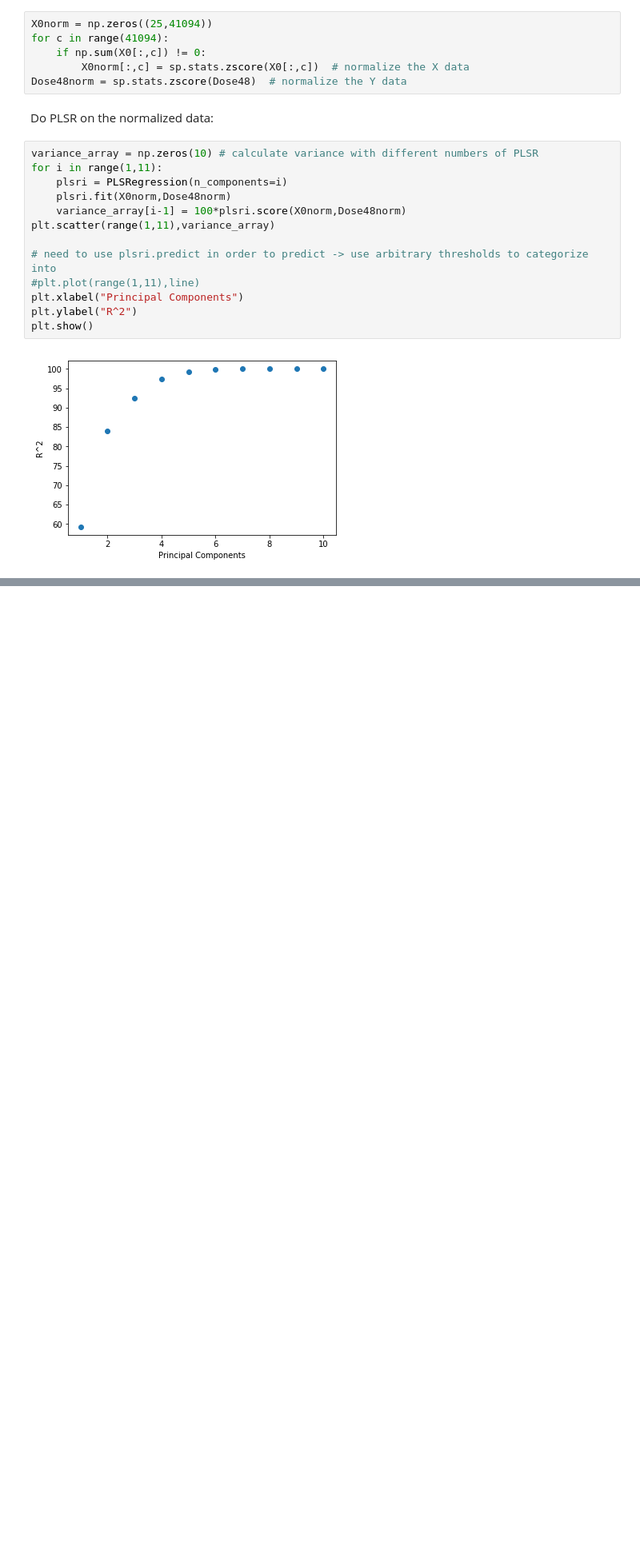
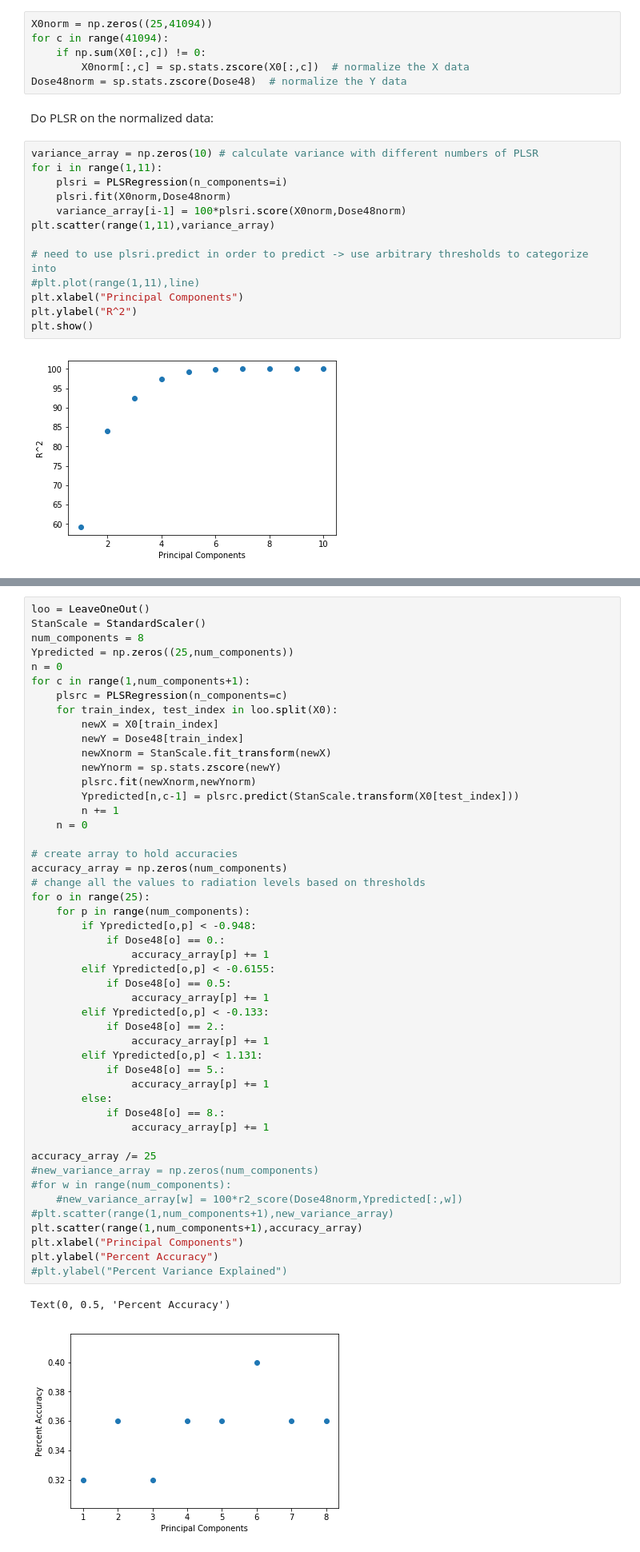
Before and after one commit to S-Ng/BE188_Final_Project, a Jupyter notebook: PLSR Run.ipynb, the cells around one changed output, grey strips where cells are left out. Shown: that part at 80% size. Cells and saved outputs as stored; diff of their text form; blank space fills up the shorter version.

```diff
--- a/PLSR Run.ipynb
+++ b/PLSR Run.ipynb
@@ -89,0 +121,51 @@ plt.show()
+# %%
+loo = LeaveOneOut()
+StanScale = StandardScaler()
+num_components = 8
+Ypredicted = np.zeros((25,num_components))
+n = 0
+for c in range(1,num_components+1):
+    plsrc = PLSRegression(n_components=c)
+    for train_index, test_index in loo.split(X0):
+        newX = X0[train_index]
+        newY = Dose48[train_index]
+        newXnorm = StanScale.fit_transform(newX)
+        newYnorm = sp.stats.zscore(newY)
+        plsrc.fit(newXnorm,newYnorm)
+        Ypredicted[n,c-1] = plsrc.predict(StanScale.transform(X0[test_index]))
+        n += 1
+    n = 0
+
+# create array to hold accuracies
+accuracy_array = np.zeros(num_components)
+# change all the values to radiation levels based on thresholds
+for o in range(25):
+    for p in range(num_components):
+        if Ypredicted[o,p] < -0.948:
+            if Dose48[o] == 0.:
+                accuracy_array[p] += 1
+        elif Ypredicted[o,p] < -0.6155:
+            if Dose48[o] == 0.5:
+                accuracy_array[p] += 1
+        elif Ypredicted[o,p] < -0.133:
+            if Dose48[o] == 2.:
+                accuracy_array[p] += 1
+        elif Ypredicted[o,p] < 1.131:
+            if Dose48[o] == 5.:
+                accuracy_array[p] += 1
+        else:
+            if Dose48[o] == 8.:
+                accuracy_array[p] += 1
+
+accuracy_array /= 25
+#new_variance_array = np.zeros(num_components)
+#for w in range(num_components):
+    #new_variance_array[w] = 100*r2_score(Dose48norm,Ypredicted[:,w])
+#plt.scatter(range(1,num_components+1),new_variance_array)
+plt.scatter(range(1,num_components+1),accuracy_array)
+plt.xlabel("Principal Components")
+plt.ylabel("Percent Accuracy")
+#plt.ylabel("Percent Variance Explained")
+# %% [output]
+Text(0, 0.5, 'Percent Accuracy')
+[figure, added]
```
Also changed, not shown: parts of 8 cells of this notebook.
